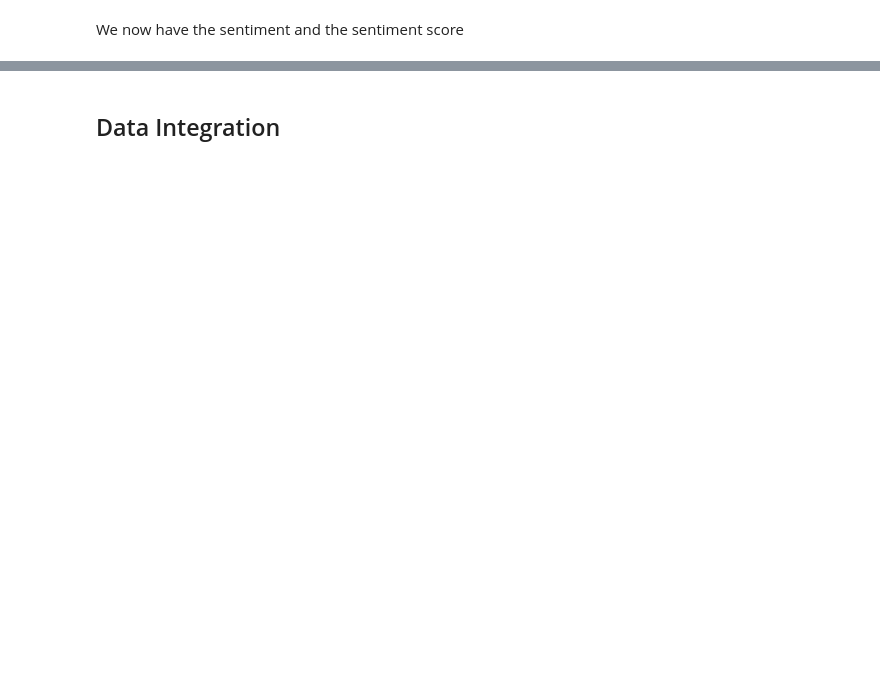
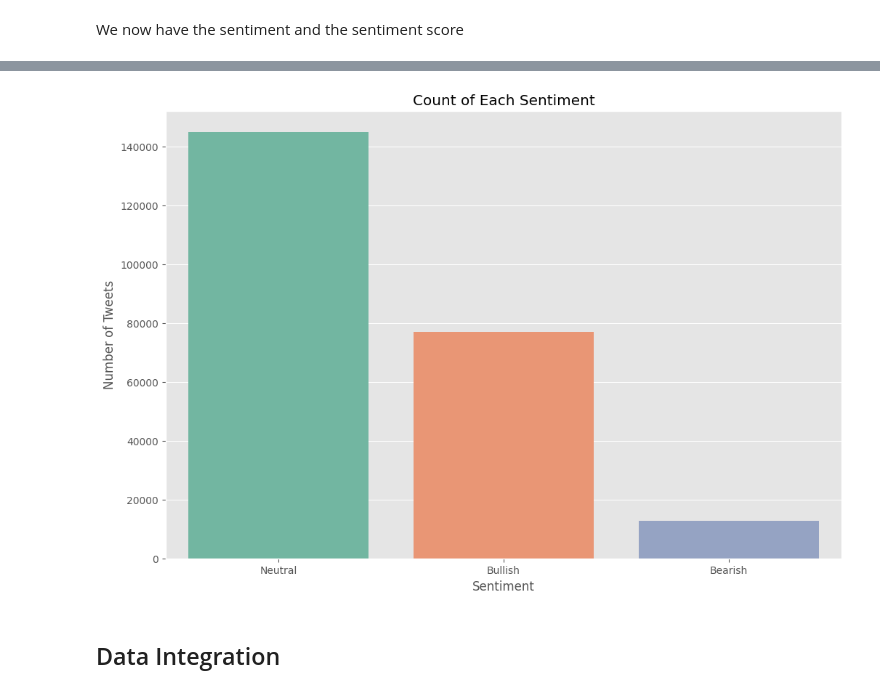
Before and after one commit to Fizryfu/Capstone, a Jupyter notebook: Capstone Project/Capstone_Project.ipynb, the cells around one changed output, grey strips where cells are left out. Cells and saved outputs as stored; diff of their text form; code cells hidden in the pictures; blank space fills up the shorter version.

```diff
--- a/Capstone Project/Capstone_Project.ipynb
+++ b/Capstone Project/Capstone_Project.ipynb
@@ -296,3 +333,12 @@ We now have the sentiment and the sentiment score
+# %%
+# Plot count of each sentiment
+sns.countplot(data=df, x='sentiment', palette='Set2')
+plt.title('Count of Each Sentiment')
+plt.xlabel('Sentiment')
+plt.ylabel('Number of Tweets')
+plt.show()
+# %% [output]
+[figure, added]
 # %% [markdown]
 ## Data Integration
 # %%
```
Also changed, not shown: parts of 15 cells of this notebook.
